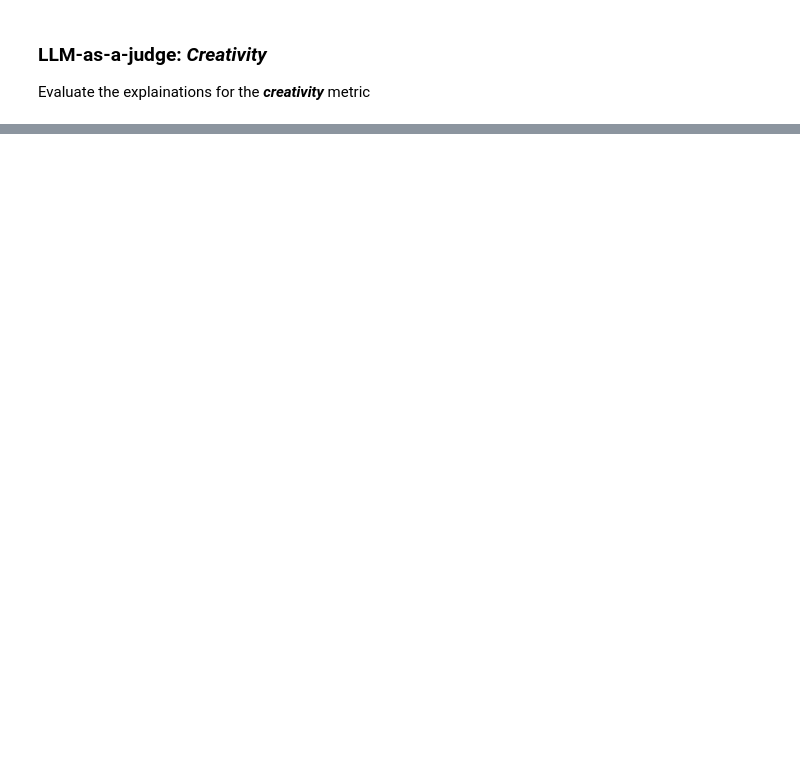
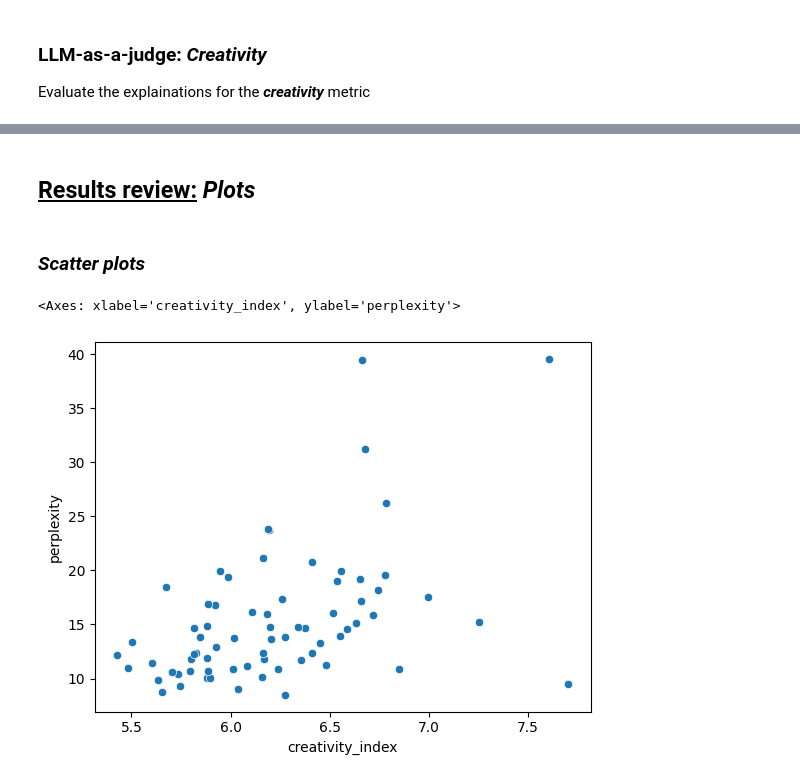
Before and after one commit to pante31/LLM_Creativity, a Jupyter notebook: results-review.ipynb, the cells around one changed output, grey strips where cells are left out. Saved outputs shown, nothing was run; the diff lists cells and outputs as text; code cells hidden in the pictures; blank space fills up the shorter version.

```diff
--- a/results-review.ipynb
+++ b/results-review.ipynb
@@ -194,0 +214,9 @@ creativity_list
+# %% [markdown]
+## **<u>Results review:</u> _Plots_**
+# %% [markdown]
+### **_Scatter plots_**
+# %%
+sns.scatterplot(data=results_df, x="creativity_index", y="perplexity")
+# %% [output]
+<Axes: xlabel='creativity_index', ylabel='perplexity'>
+[figure, added]
```
Also changed, not shown: parts of 11 cells of this notebook.
